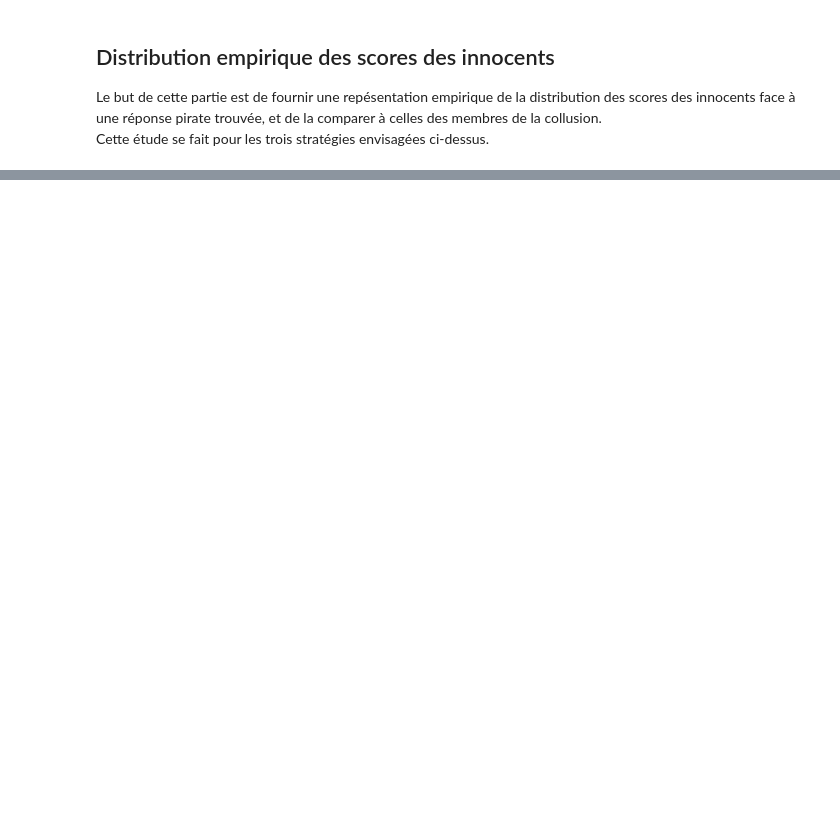
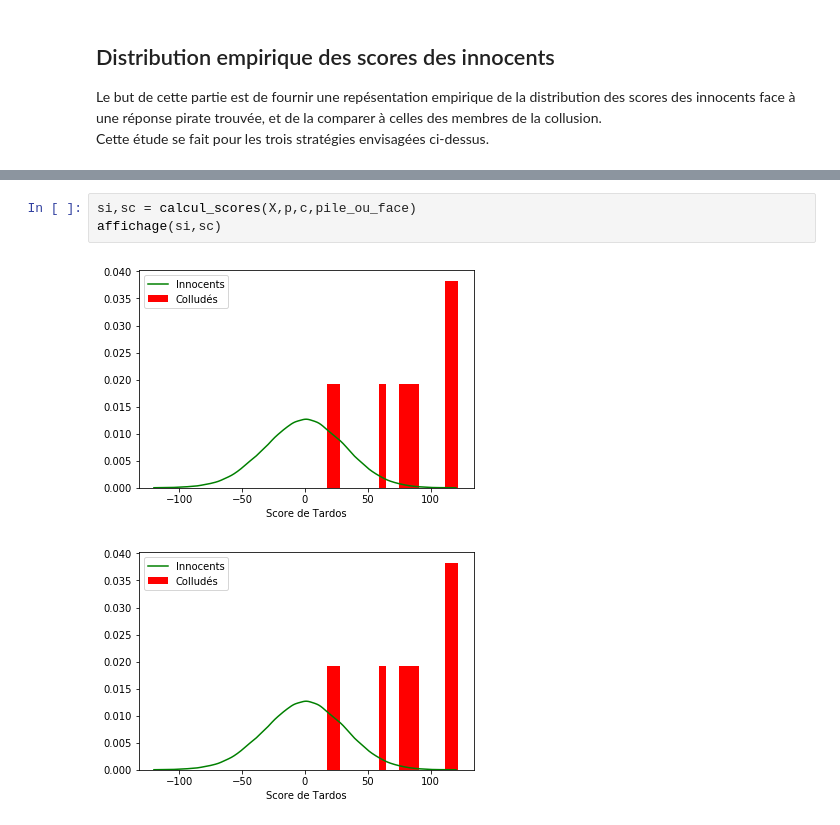
Before and after one commit to augustin9080/MAP512, a Jupyter notebook: MAP512_Laruelle_Freitas.ipynb, the cells around one changed output, grey strips where cells are left out. Drawn from its saved outputs; the diff is of its cells as text; blank space fills up the shorter version.

```diff
--- a/MAP512_Laruelle_Freitas.ipynb
+++ b/MAP512_Laruelle_Freitas.ipynb
@@ -99,0 +173,6 @@ Cette étude se fait pour les trois stratégies envisagées ci-dessus.
+# %%
+si,sc = calcul_scores(X,p,c,pile_ou_face)
+affichage(si,sc)
+# %% [output]
+[figure, added]
+[figure, added]
```
Also changed, not shown: parts of 8 cells of this notebook.
